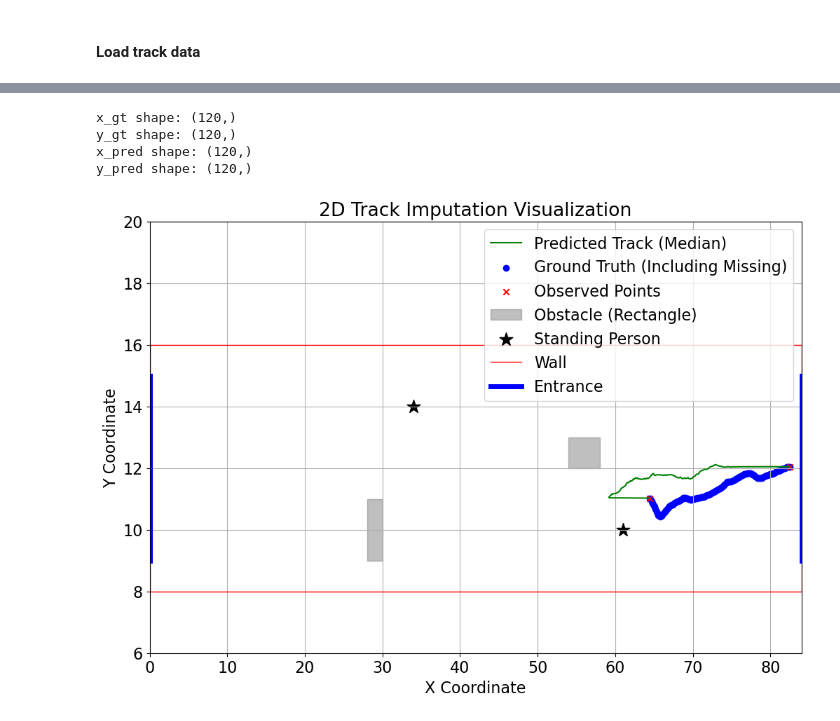
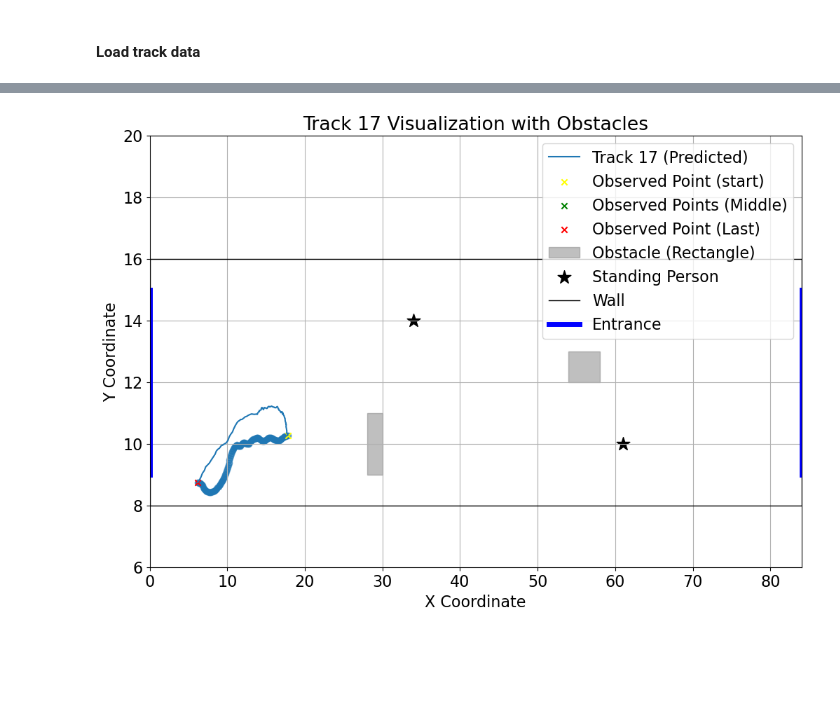
Before and after one commit to dang-qi/CSDI, a Jupyter notebook: visualize.ipynb, the cells around one changed output, grey strips where cells are left out. Saved outputs shown, nothing was run; the diff lists cells and outputs as text; code cells hidden in the pictures; blank space fills up the shorter version.

Commit message:
make visualization better

```diff
--- a/visualize.ipynb
+++ b/visualize.ipynb
@@ -155,8 +193,5 @@ def visualize_data(gt_data, imputed_data, prediction_mask, given_mask, data_ind,
 # %%
-visualize_data(gt_data, imputed_data, prediction_mask, given_mask, 22,obstacles=obstacles)
+track_idx = 17
+visualize_single_track(gt_data, imputed_data, prediction_mask, given_mask, track_idx, obstacles)
 # %% [output]
-x_gt shape: (120,)
-y_gt shape: (120,)
-x_pred shape: (120,)
-y_pred shape: (120,)
-[figure, old version]
+[figure, new version]
```
Also changed, not shown: parts of 3 cells of this notebook.
